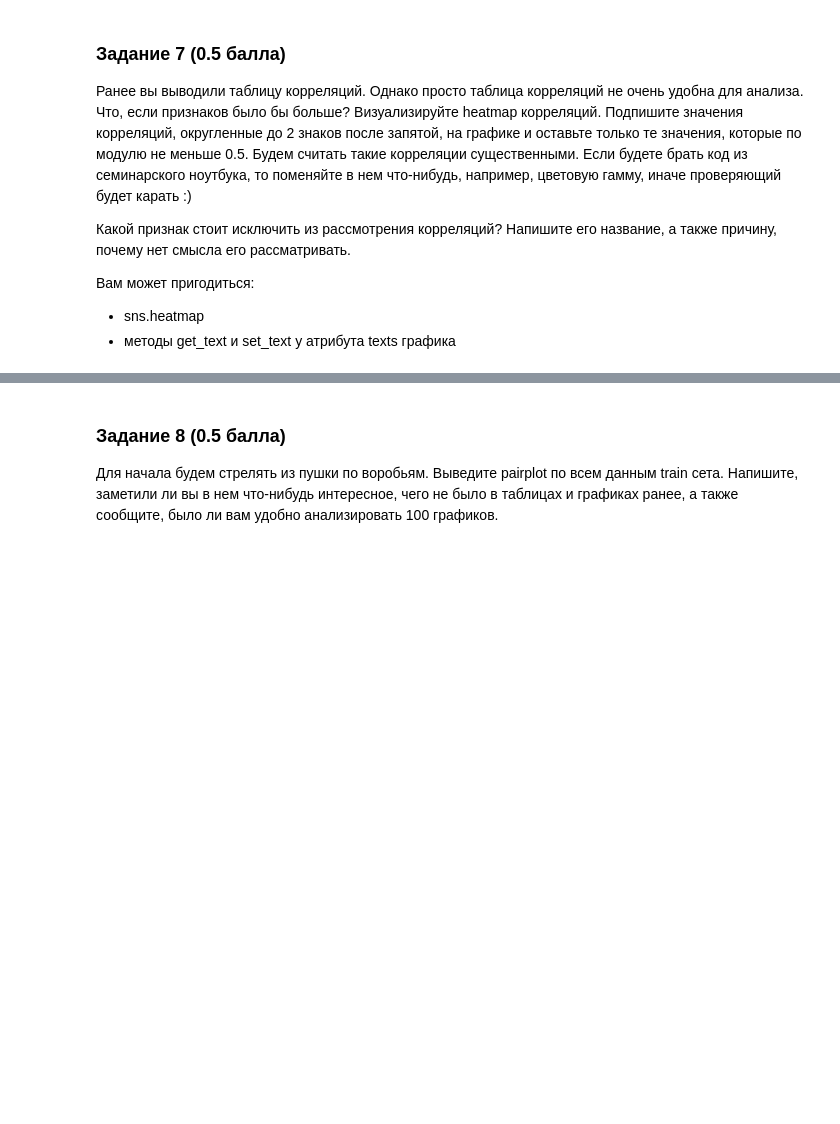
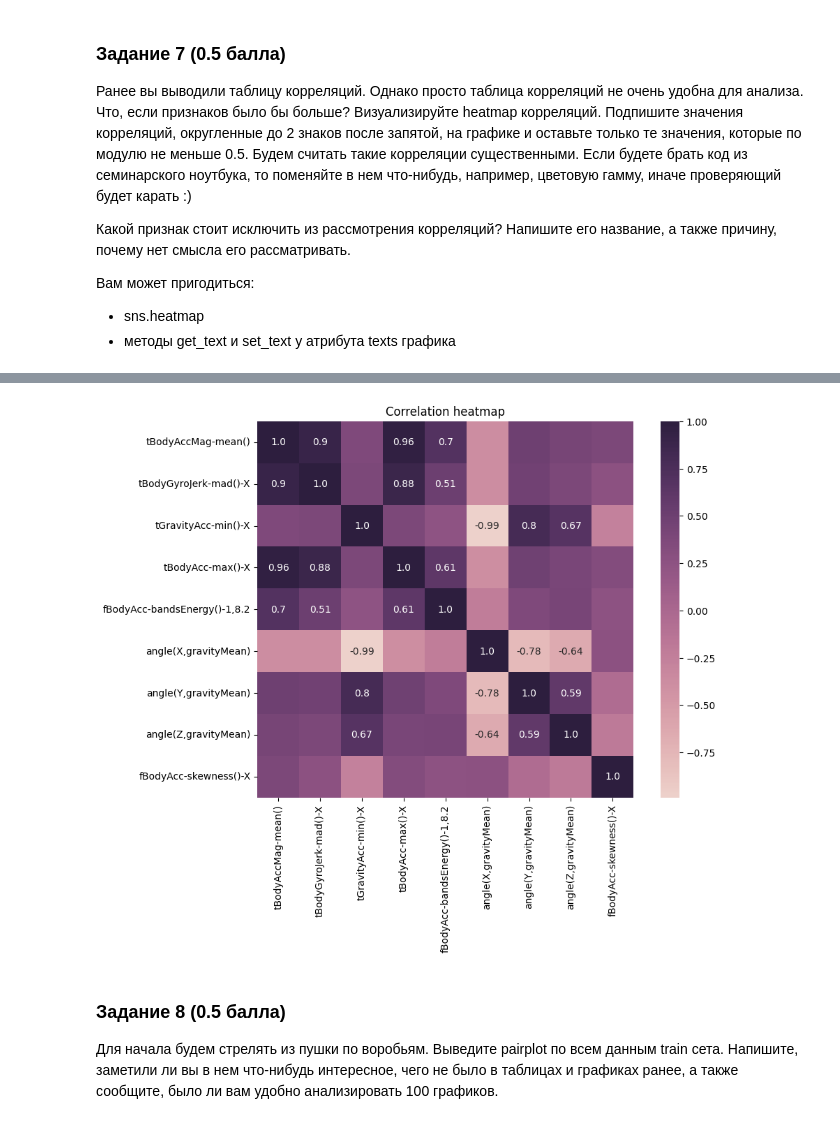
Before and after one commit to GeorgiyIshchenko/iad-intro-ds, a Jupyter notebook: 2025/homeworks/hw03-eda/hw03_eda.ipynb, the cells around one changed output, grey strips where cells are left out. Drawn from its saved outputs; the diff is of its cells as text; code cells hidden in the pictures; blank space fills up the shorter version.

```diff
--- a/2025/homeworks/hw03-eda/hw03_eda.ipynb
+++ b/2025/homeworks/hw03-eda/hw03_eda.ipynb
@@ -169,3 +278,13 @@ test = test[cols_subset]
+# %%
+# ღゝ◡╹)ノ♡ your code here
+cr = train.drop(columns=['subject']).corr(numeric_only=True) # subject это id, ни с чем не кореллирует
+am = cr.applymap(lambda x: round(x, 2) if abs(x) >= 0.5 else '')
+plt.figure(figsize=(10, 7))
+sns.heatmap(cr, annot=am, fmt="", cmap=sns.cubehelix_palette(as_cmap=True), square=True)
+plt.title('Correlation heatmap')
+plt.show()
+# %% [output]
+[figure, added]
 # %% [markdown]
 ### Задание 8 (0.5 балла)
 
```
Also changed, not shown: parts of 21 cells of this notebook.
